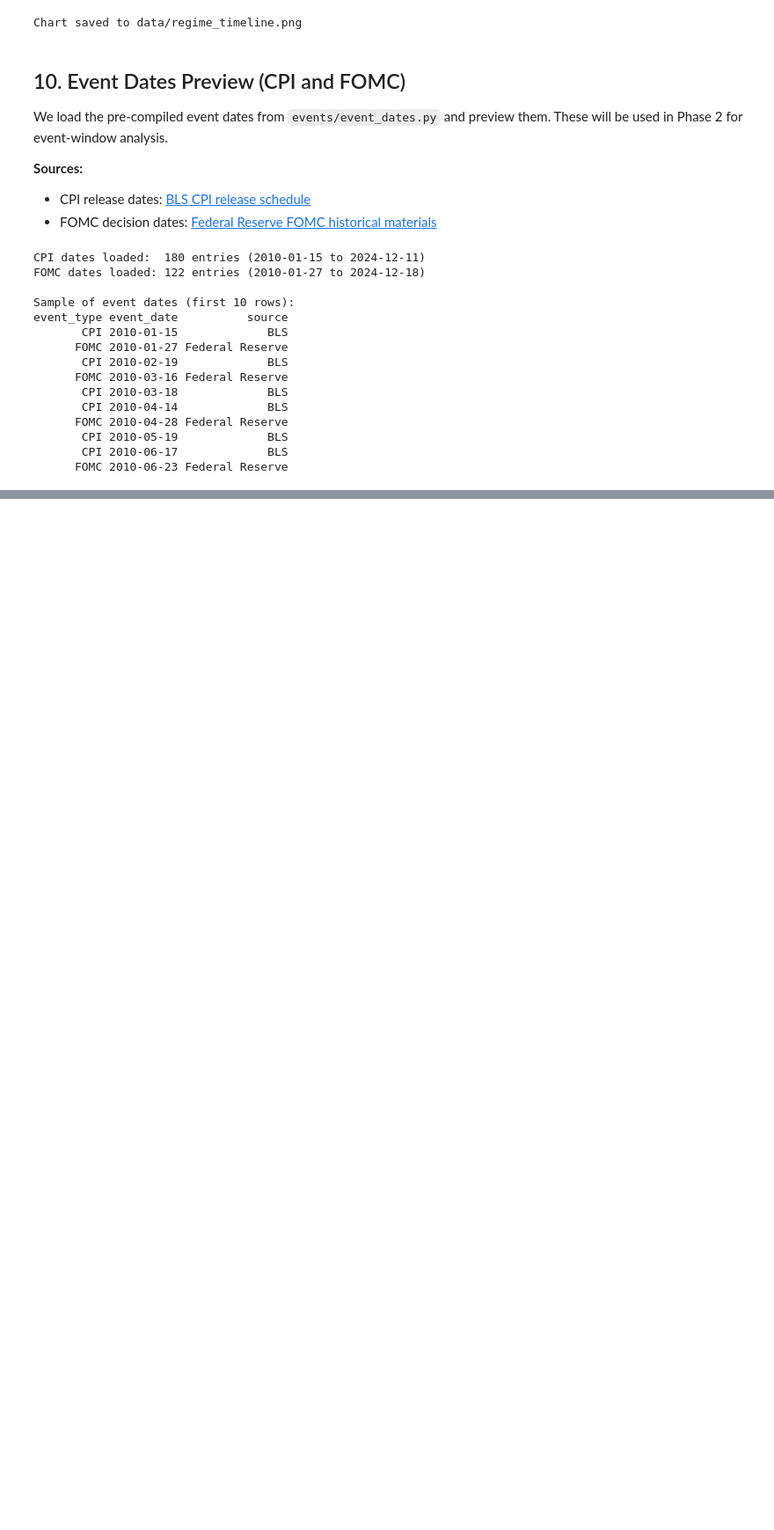
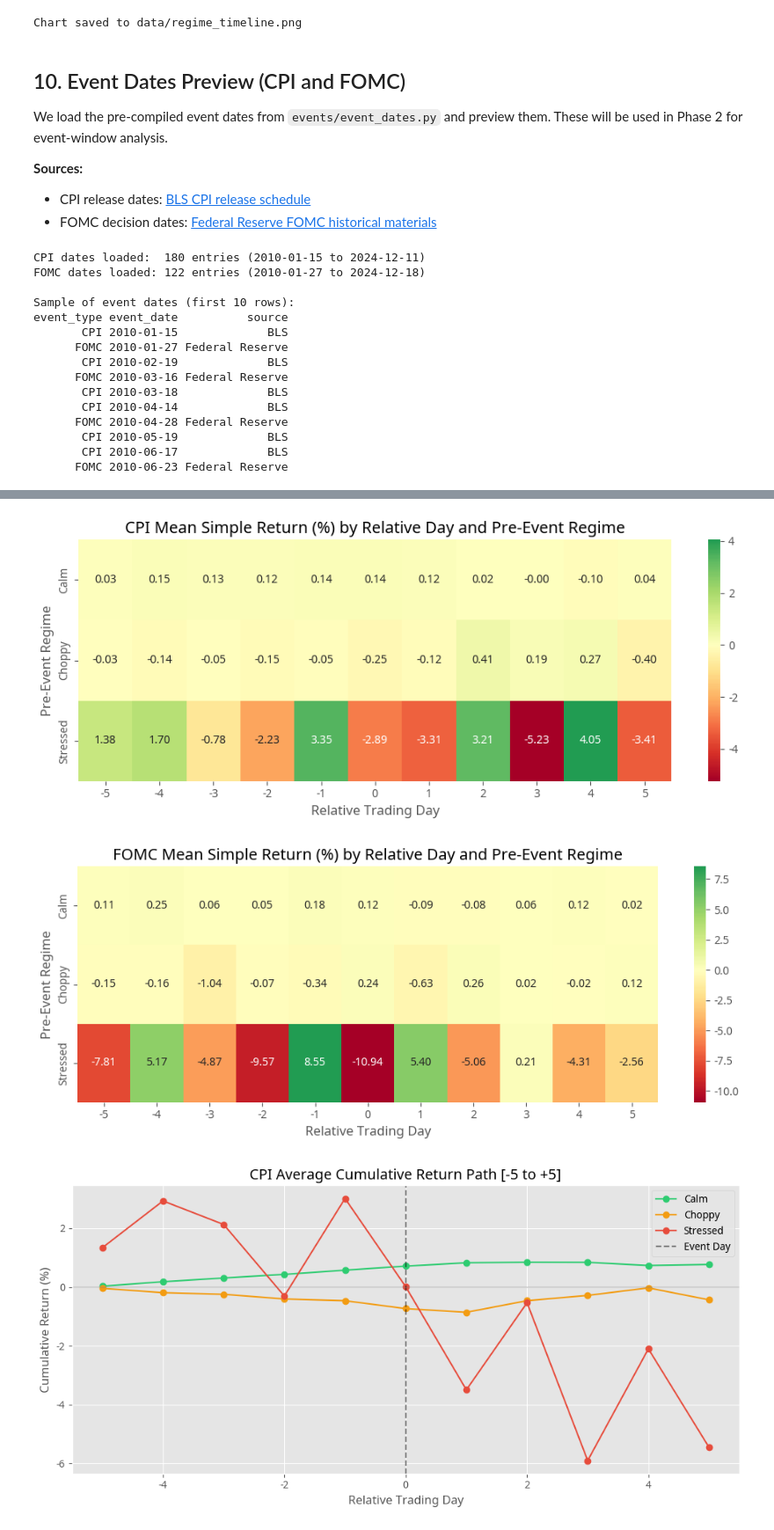
Before and after one commit to vizzzidane/regimelab, a Jupyter notebook: notebooks/01_regime_analysis.ipynb, the cells around one changed output, grey strips where cells are left out. Shown at 88% size. Saved outputs shown, nothing was run; the diff lists cells and outputs as text; code cells hidden in the pictures; blank space fills up the shorter version.

Commit message:
Add Phase 1B event-window analysis

```diff
--- a/notebooks/01_regime_analysis.ipynb
+++ b/notebooks/01_regime_analysis.ipynb
@@ -429,0 +584,67 @@ This notebook has completed the following Phase 1 steps:
+# %%
+import seaborn as sns
+
+# 1. Heatmaps
+for ev_type in ['CPI', 'FOMC']:
+    ev_data = event_windows_df[event_windows_df['event_type'] == ev_type]
+    if ev_data.empty: continue
+
+    pivot = ev_data.pivot_table(
+        values='simple_return',
+        index='pre_event_regime',
+        columns='relative_day',
+        aggfunc='mean'
+    ) * 100 # Convert to %
+
+    plt.figure(figsize=(10, 4))
+    sns.heatmap(pivot, annot=True, fmt=".2f", cmap="RdYlGn", center=0)
+    plt.title(f'{ev_type} Mean Simple Return (%) by Relative Day and Pre-Event Regime')
+    plt.xlabel('Relative Trading Day')
+    plt.ylabel('Pre-Event Regime')
+    plt.tight_layout()
+    plt.savefig(f'../data/{ev_type.lower()}_event_window_heatmap.png', dpi=150)
+    plt.show()
+
+# 2. Cumulative Return Paths
+for ev_type in ['CPI', 'FOMC']:
+    ev_data = event_windows_df[event_windows_df['event_type'] == ev_type]
+    if ev_data.empty: continue
+
+    plt.figure(figsize=(10, 5))
+    for regime in ['Calm', 'Choppy', 'Stressed']:
+        regime_data = ev_data[ev_data['pre_event_regime'] == regime]
+        if regime_data.empty: continue
+
+        # Average log return per relative day, then cumsum, then exp-1
+        avg_log_path = regime_data.groupby('relative_day')['log_return'].mean()
+        cum_simple_path = (np.exp(avg_log_path.cumsum()) - 1) * 100
+
+        plt.plot(cum_simple_path.index, cum_simple_path.values, marker='o', label=regime, color=REGIME_COLORS[regime])
+
+    plt.axvline(0, color='black', linestyle='--', alpha=0.5, label='Event Day')
+    plt.axhline(0, color='gray', linestyle='-', alpha=0.3)
+    plt.title(f'{ev_type} Average Cumulative Return Path [-5 to +5]')
+    plt.xlabel('Relative Trading Day')
+    plt.ylabel('Cumulative Return (%)')
+    plt.legend()
+    plt.tight_layout()
+    plt.savefig(f'../data/{ev_type.lower()}_cumulative_event_returns.png', dpi=150)
+    plt.show()
+
+# 3. Boxplot of Event-Day Returns
+day0_data = event_windows_df[event_windows_df['relative_day'] == 0].copy()
+day0_data['simple_return_pct'] = day0_data['simple_return'] * 100
+
+plt.figure(figsize=(12, 6))
+sns.boxplot(x='event_type', y='simple_return_pct', hue='pre_event_regime', data=day0_data, palette=REGIME_COLORS)
+plt.axhline(0, color='black', linestyle='--', alpha=0.5)
+plt.title('Event-Day (Day 0) Return Distribution by Regime')
+plt.xlabel('Event Type')
+plt.ylabel('Simple Return (%)')
+plt.tight_layout()
+plt.savefig('../data/event_day_return_boxplot.png', dpi=150)
+plt.show()
+# %% [output]
+[figure, added]
+[figure, added]
+[figure, added]
```
Also changed, not shown: parts of 15 cells of this notebook, 8 other files.
